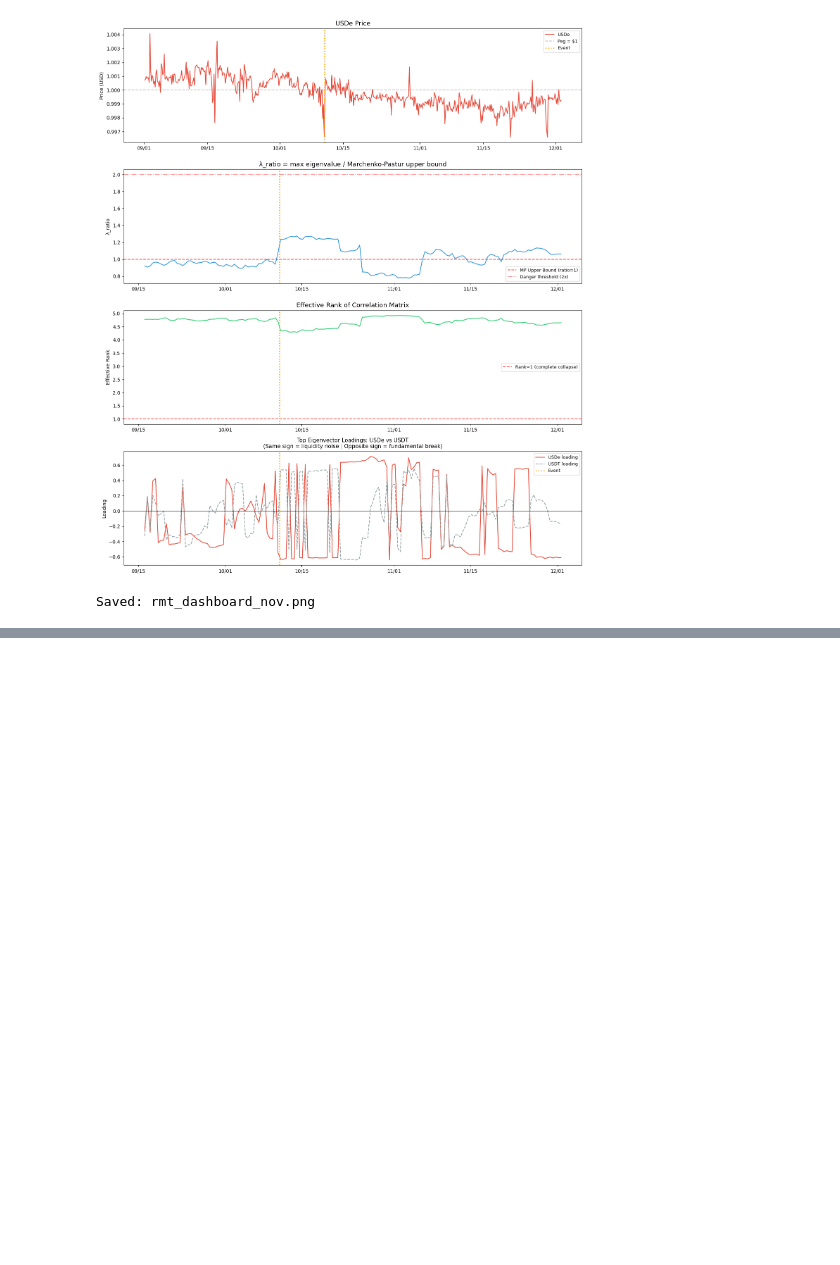
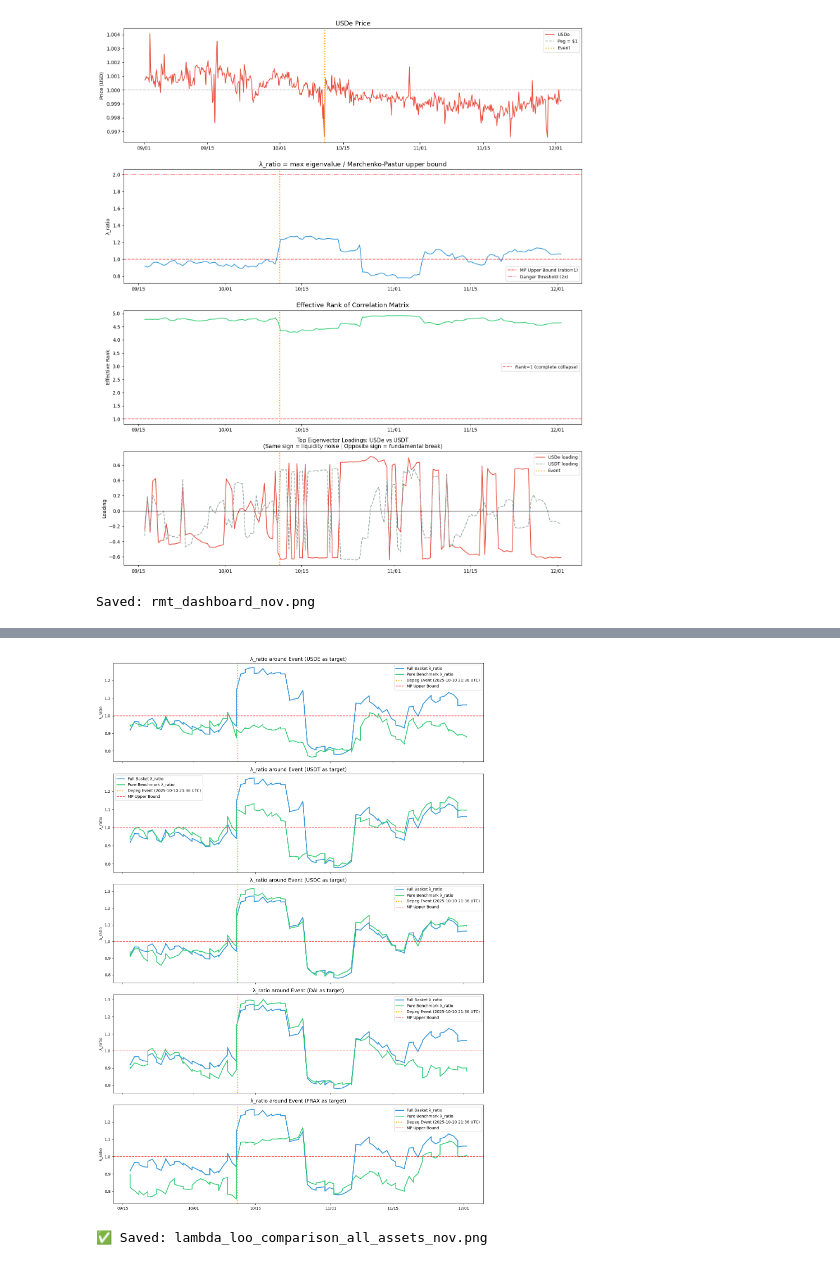
Before and after one commit to pi-btc/USDepinpline, a Jupyter notebook: USDepinpline-nov-english.ipynb, the cells around one changed output, grey strips where cells are left out. Drawn from its saved outputs; the diff is of its cells as text; code cells hidden in the pictures; blank space fills up the shorter version.

```diff
--- a/USDepinpline-nov-english.ipynb
+++ b/USDepinpline-nov-english.ipynb
@@ -236,0 +618,45 @@ Saved: rmt_dashboard_nov.png
+# %%
+import matplotlib.pyplot as plt
+import matplotlib.dates as mdates
+
+
+def plot_lambda_loo_comparison(loo_results, event_date="2025-10-10 21:36:00"):
+    """Generate λ_ratio comparison plots for each asset (Leave-One-Out)"""
+    assets = ['usde', 'usdt', 'usdc', 'dai', 'frax']
+    fig, axes = plt.subplots(len(assets), 1, figsize=(14, 4 * len(assets)), sharex=True)
+
+    if len(assets) == 1:
+        axes = [axes]
+
+    event_dt = pd.Timestamp(event_date)
+
+    for i, asset in enumerate(assets):
+        ax = axes[i]
+        df = loo_results[asset]
+
+        ax.plot(df.index, df["lambda_ratio_full"],
+                color="#3498db", linewidth=2.2, label="Full Basket λ_ratio")
+        ax.plot(df.index, df["lambda_ratio_bench"],
+                color="#2ecc71", linewidth=2.0, label="Pure Benchmark λ_ratio")
+
+        ax.axvline(x=event_dt, color="orange", linestyle=":", linewidth=2.5,
+                  label="Depeg Event (2025-10-10 21:36 UTC)")
+        ax.axhline(y=1.0, color="red", linestyle="--", alpha=0.7, label="MP Upper Bound")
+
+        ax.set_title(f"λ_ratio around Event ({asset.upper()} as target)", fontsize=13)
+        ax.set_ylabel("λ_ratio")
+        ax.legend(fontsize=10)
+        ax.xaxis.set_major_formatter(mdates.DateFormatter("%m/%d"))
+
+    plt.tight_layout()
+    plt.savefig("lambda_loo_comparison_all_assets_nov.png", dpi=200, bbox_inches="tight")
+    plt.show()
+    print("✅ Saved: lambda_loo_comparison_all_assets_nov.png")
+
+
+# ====================== Execution ======================
+# Assuming you have already run: loo_results = compute_loo_all_assets(...)
+plot_lambda_loo_comparison(loo_results)
+# %% [output]
+[figure, added]
+✅ Saved: lambda_loo_comparison_all_assets_nov.png
```
Also changed, not shown: parts of 6 cells of this notebook, 1 other file.
